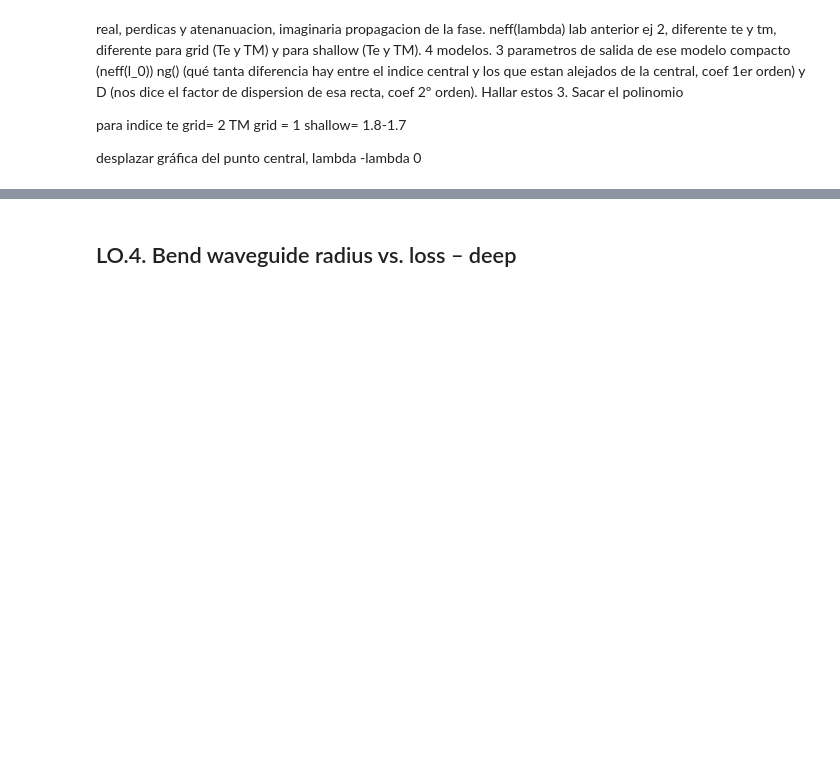
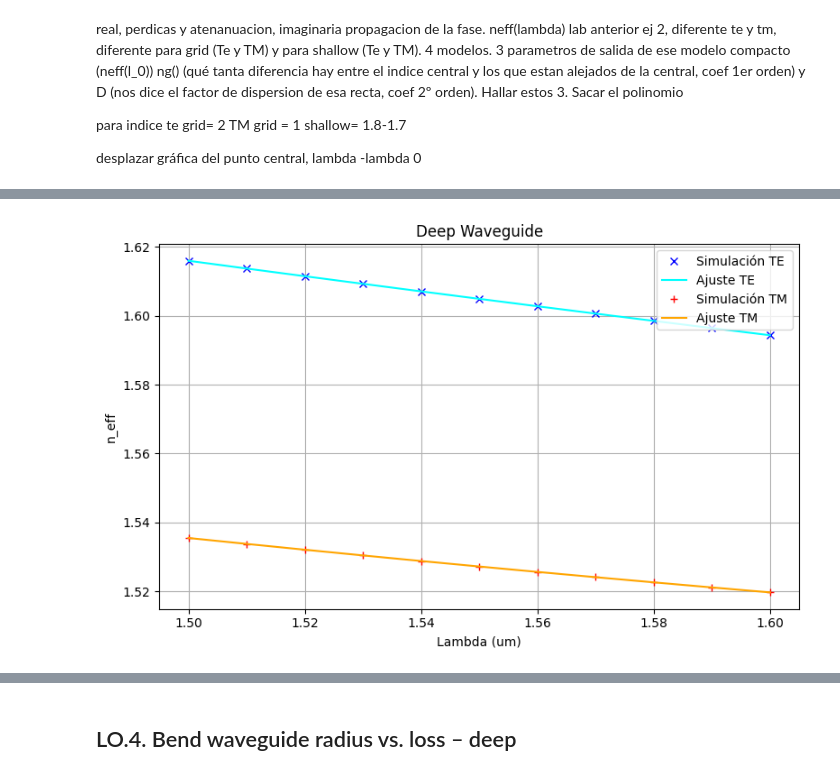
Before and after one commit to nmargar4/pic-upv-lab1_nadia, a Jupyter notebook: WAVEGUIDES_Student.ipynb, the cells around one changed output, grey strips where cells are left out. Saved outputs shown, nothing was run; the diff lists cells and outputs as text; code cells hidden in the pictures; blank space fills up the shorter version.

```diff
--- a/WAVEGUIDES_Student.ipynb
+++ b/WAVEGUIDES_Student.ipynb
@@ -379,0 +279,92 @@ neff(L0): 1.5272 | ng(L0): 1.7720 | D: -0.00
+# %%
+c = 299792458  # Velocidad de la luz en m/s
+l_0 = 1.55   # Longitud de onda de referencia (um)
+
+# Definimos el rango de longitudes de onda
+eje_x_lambda = np.linspace(1.5, 1.6, 11)
+dif_lambda = eje_x_lambda - l_0
+
+# Configuración de la guía (Deep: 300nm alto, 1.2um ancho)
+dispositivo_deep = gt.modes.Waveguide(
+    wavelength=eje_x_lambda,
+    core_width=1.2,
+    core_thickness=300 * nm,
+    slab_thickness=0,
+    core_material='sin',
+    clad_material='sio2',
+    num_modes=4,
+    precision='double',
+    grid_resolution=20,
+    max_grid_scaling=1.2,
+    cache_path='.cache/'
+)
+
+# Extraemos los índices efectivos (parte real)
+indices_reales = dispositivo_deep.n_eff.real
+
+# ---------------------------------------------------------
+# PROCESAMIENTO MODO TE (Modo 0)
+# ---------------------------------------------------------
+neff_te = indices_reales[:, 0]
+
+# Ajuste polinómico manual (grado 2)
+# np.polyfit devuelve: [coef_grado2, coef_grado1, termino_indep]
+coeffs_te = np.polyfit(dif_lambda, neff_te, 2)
+n3_te, n2_te, n1_te = coeffs_te
+
+# Calculamos parámetros del modelo compacto (TE)
+n_l0_te = n1_te
+ng_te = n1_te - n2_te * l_0
+# D_te usando la fórmula: - (2 * lambda_0 * n3) / c
+# Ajustamos unidades (1e-6 para lambda y 1e12 para compensar el ajuste en um)
+disp_te = -(2 * l_0 * 1e-6 * n3_te * 1e12) / c
+
+# ---------------------------------------------------------
+# PROCESAMIENTO MODO TM (Modo 1)
+# ---------------------------------------------------------
+neff_tm = indices_reales[:, 1]
+
+# Ajuste polinómico manual (grado 2)
+coeffs_tm = np.polyfit(dif_lambda, neff_tm, 2)
+n3_tm, n2_tm, n1_tm = coeffs_tm
+
+# Calculamos parámetros del modelo compacto (TM)
+n_l0_tm = n1_tm
+ng_tm = n1_tm - n2_tm * l_0
+disp_tm = -(2 * l_0 * 1e-6 * n3_tm * 1e12) / c
+
+# ---------------------------------------------------------
+# IMPRESIÓN DE RESULTADOS
+# ---------------------------------------------------------
+print("RESULTADOS GUÍA DEEP")
+print("---------------------")
+print("Modo TE -> n_eff:", round(n_l0_te, 4), "| n_g:", round(ng_te, 4), "| D:", round(disp_te*1e6, 2))
+print("Modo TM -> n_eff:", round(n_l0_tm, 4), "| n_g:", round(ng_tm, 4), "| D:", round(disp_tm*1e6, 2))
+
+# ---------------------------------------------------------
+# GRÁFICA DE COMPARACIÓN
+# ---------------------------------------------------------
+plt.figure(figsize=(8, 5))
+
+# Dibujamos TE
+plt.plot(eje_x_lambda, neff_te, 'x', color='blue', label='Simulación TE')
+# Generamos la curva del ajuste manualmente
+curva_te = n3_te * dif_lambda**2 + n2_te * dif_lambda + n1_te
+plt.plot(eje_x_lambda, curva_te, color='cyan', linestyle='-', label='Ajuste TE')
+
+# Dibujamos TM
+plt.plot(eje_x_lambda, neff_tm, '+', color='red', label='Simulación TM')
+# Generamos la curva del ajuste manualmente
+curva_tm = n3_tm * dif_lambda**2 + n2_tm * dif_lambda + n1_tm
+plt.plot(eje_x_lambda, curva_tm, color='orange', linestyle='-', label='Ajuste TM')
+
+# Detalles de la gráfica
+plt.title("Deep Waveguide")
+plt.xlabel("Lambda (um)")
+plt.ylabel("n_eff")
+plt.legend(loc='upper right')
+plt.grid(True)
+plt.tight_layout()
+
+plt.show()
+# %% [output]
@@ -380,3 +376,4 @@ neff(L0): 1.5272 | ng(L0): 1.7720 | D: -0.00
+[figure, added]
 # %%
 import numpy as np
 import matplotlib.pyplot as plt
```
Also changed, not shown: parts of 5 cells of this notebook.
